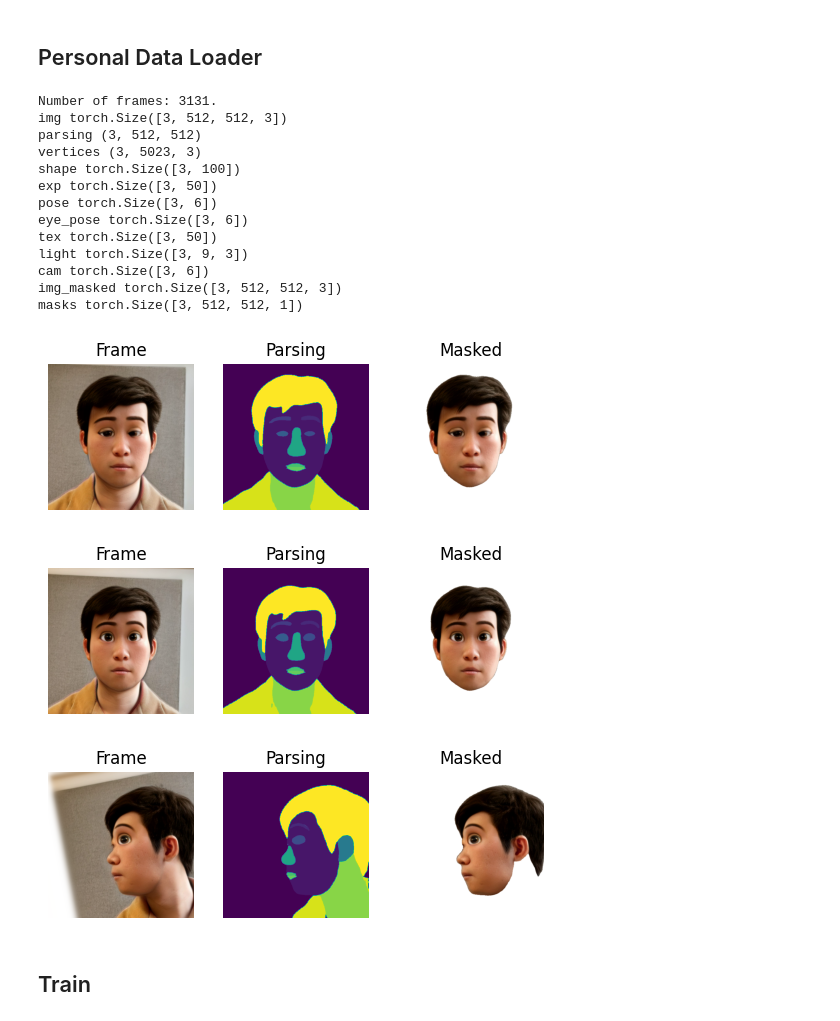
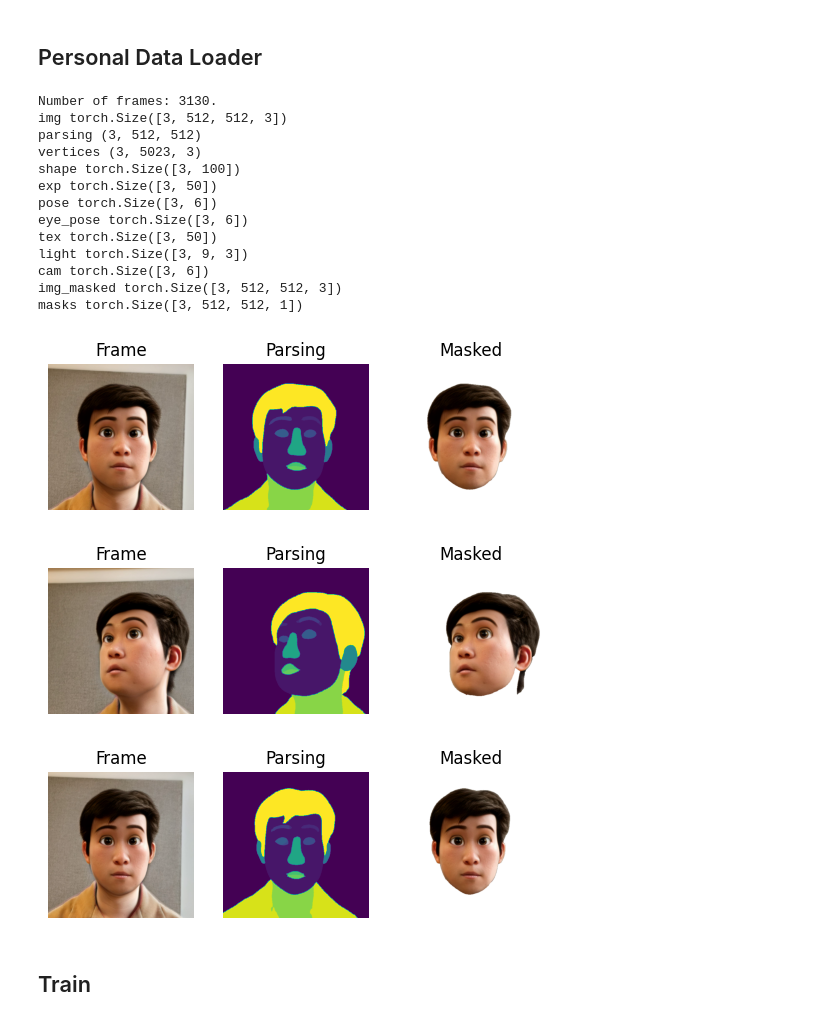
Before and after one commit to PeizhiYan/gaussian-dejavu, a Jupyter notebook: examples/Personalize-Avatar-cartoon.ipynb, the cells around one changed output. Saved outputs shown, nothing was run; the diff lists cells and outputs as text; code cells hidden in the pictures.

```diff
--- a/examples/Personalize-Avatar-cartoon.ipynb
+++ b/examples/Personalize-Avatar-cartoon.ipynb
@@ -49,43 +49,43 @@ Gaussian DejaVu Framework Created.
 # https://github.com/PeizhiYan/flame-head-tracker
 
 
-dataset_path = '/mnt/data3_hdd/peizhi/Datasets/Personal_Videos_flame_new/peizhi-cartoon'
+dataset_path = '/mnt/data3_hdd/peizhi/Datasets/Personal_Videos_flame_new/peizhi-cartoon-new'
 personal_dataloader = PersonalDataLoader(dataset_path=dataset_path, device=device, shuffle=True)
 
 batch_data = personal_dataloader.next_random_batch(batch_size=3)
 
 for key in batch_data:
     try:
         print(key, batch_data[key].shape)
     except:
         pass
 
 for i in range(len(batch_data['fid'])):
     plt.figure()
     plt.subplot(1,3,1)
     plt.imshow(batch_data['img'][i].detach().cpu()); plt.axis('off'); plt.title('Frame')
     plt.subplot(1,3,2)
     plt.imshow(batch_data['parsing'][i]); plt.axis('off'); plt.title('Parsing')
     plt.subplot(1,3,3)
     plt.imshow(batch_data['img_masked'][i].detach().cpu()); plt.axis('off'); plt.title('Masked')
     plt.show()
 # %% [output]
-Number of frames: 3131.
+Number of frames: 3130.
 img torch.Size([3, 512, 512, 3])
 parsing (3, 512, 512)
 vertices (3, 5023, 3)
 shape torch.Size([3, 100])
 exp torch.Size([3, 50])
 pose torch.Size([3, 6])
 eye_pose torch.Size([3, 6])
 tex torch.Size([3, 50])
 light torch.Size([3, 9, 3])
 cam torch.Size([3, 6])
 img_masked torch.Size([3, 512, 512, 3])
 masks torch.Size([3, 512, 512, 1])
-[figure, old version]
+[figure, new version]
-[figure, old version]
+[figure, new version]
-[figure, old version]
+[figure, new version]
 # %% [markdown]
 ## Train
 # %%
```
Also changed, not shown: parts of 4 cells of this notebook, 1 other file.
